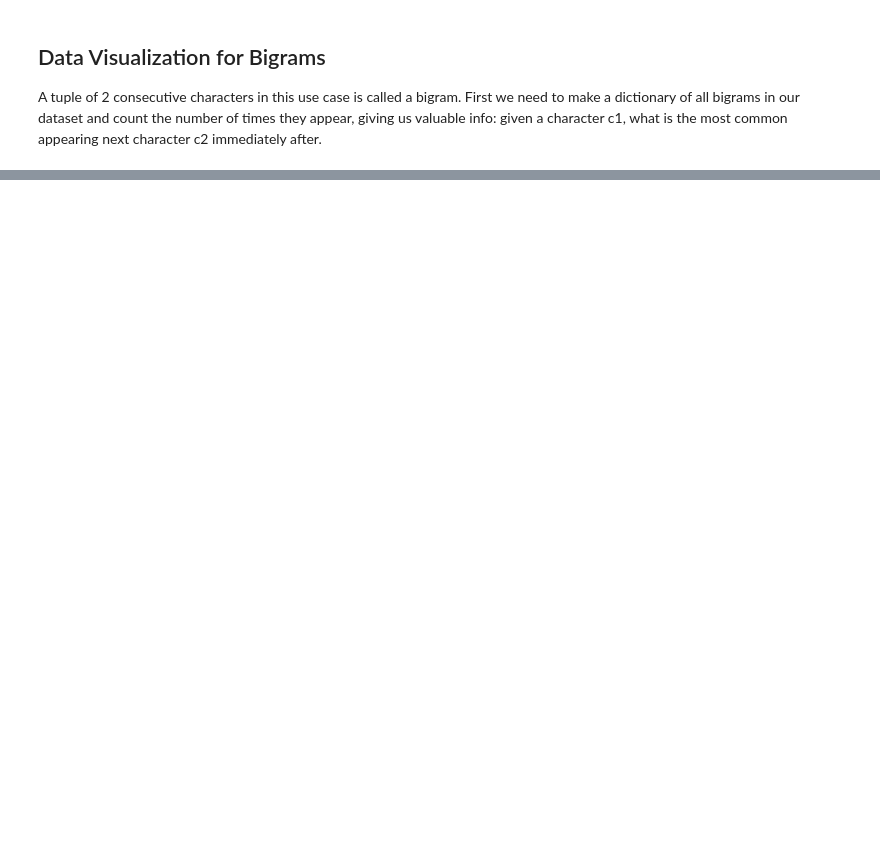
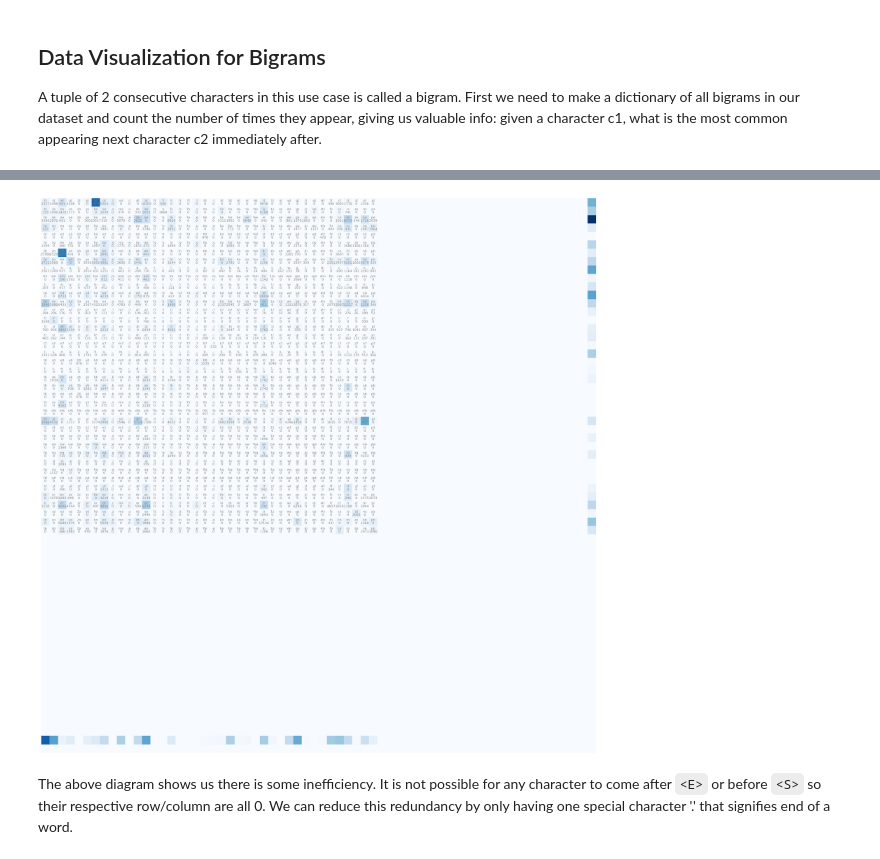
Before and after one commit to RehanTaneja/Gradient-Ascent, a Jupyter notebook: BasicLanguageModelling.ipynb, the cells around one changed output, grey strips where cells are left out. Cells and saved outputs as stored; diff of their text form; code cells hidden in the pictures; blank space fills up the shorter version.

````diff
--- a/BasicLanguageModelling.ipynb
+++ b/BasicLanguageModelling.ipynb
@@ -71,0 +131,14 @@ sorted(b.items(),key = lambda kv : -kv[1]) # b.items turns dictionary into neste
+# %%
+plt.figure(figsize=(32,32))
+plt.imshow(N,cmap='Blues')
+for i in range(n):
+    for j in range(n):
+        chstr = itos[i] + itos[j]
+        plt.text(i,j,chstr,ha='center',va='bottom',color='gray')
+        plt.text(i,j,N[i,j].item(),ha='center',va='top',color='gray')
+plt.axis('off')
+plt.show()
+# %% [output]
+[figure, added]
+# %% [markdown]
+The above diagram shows us there is some inefficiency. It is not possible for any character to come after ```<E>``` or before ```<S>``` so their respective row/column are all 0. We can reduce this redundancy by only having one special character '.' that signifies end of a word.
````
Also changed, not shown: parts of 41 cells of this notebook, 1 other file.
